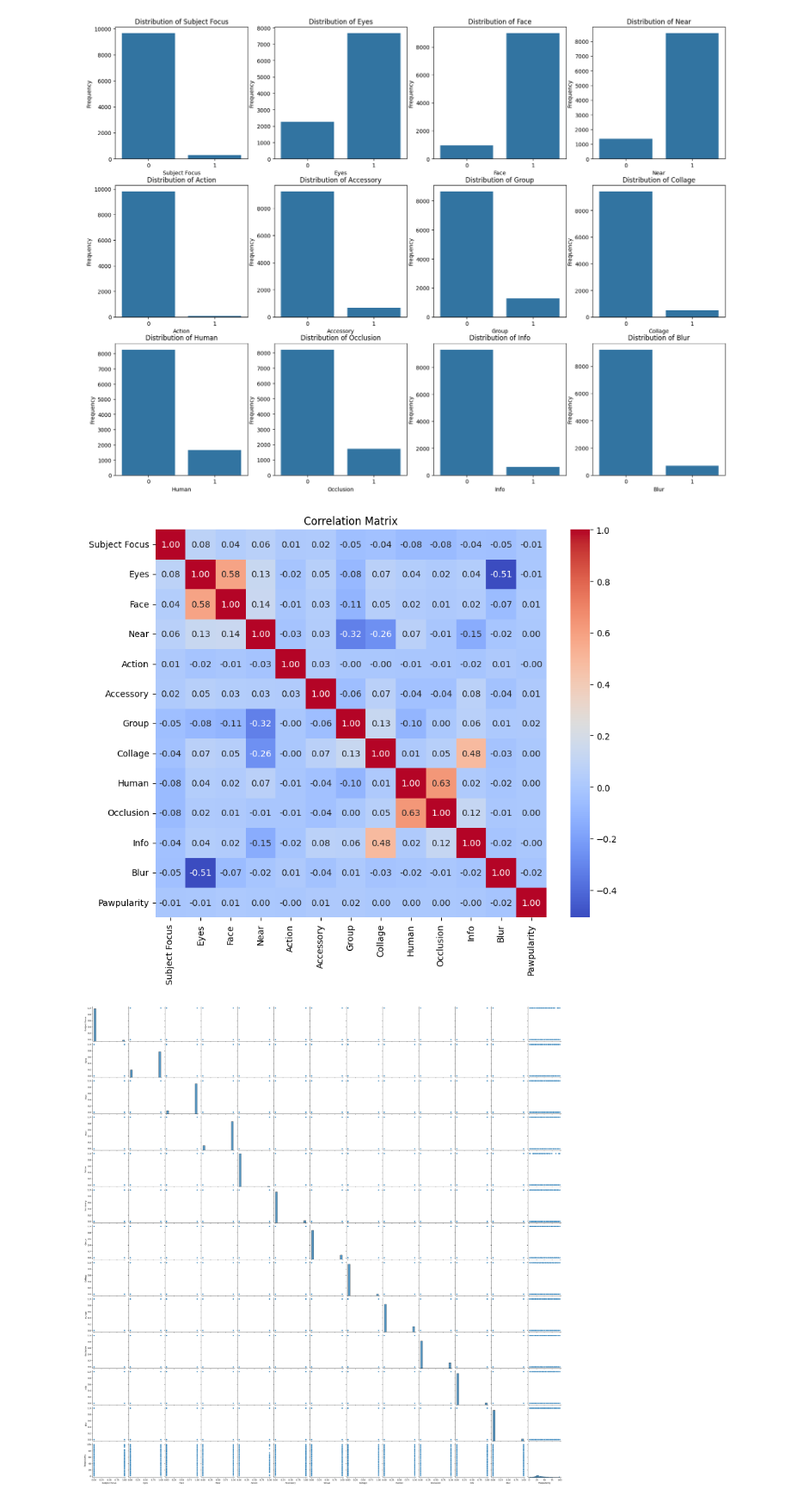
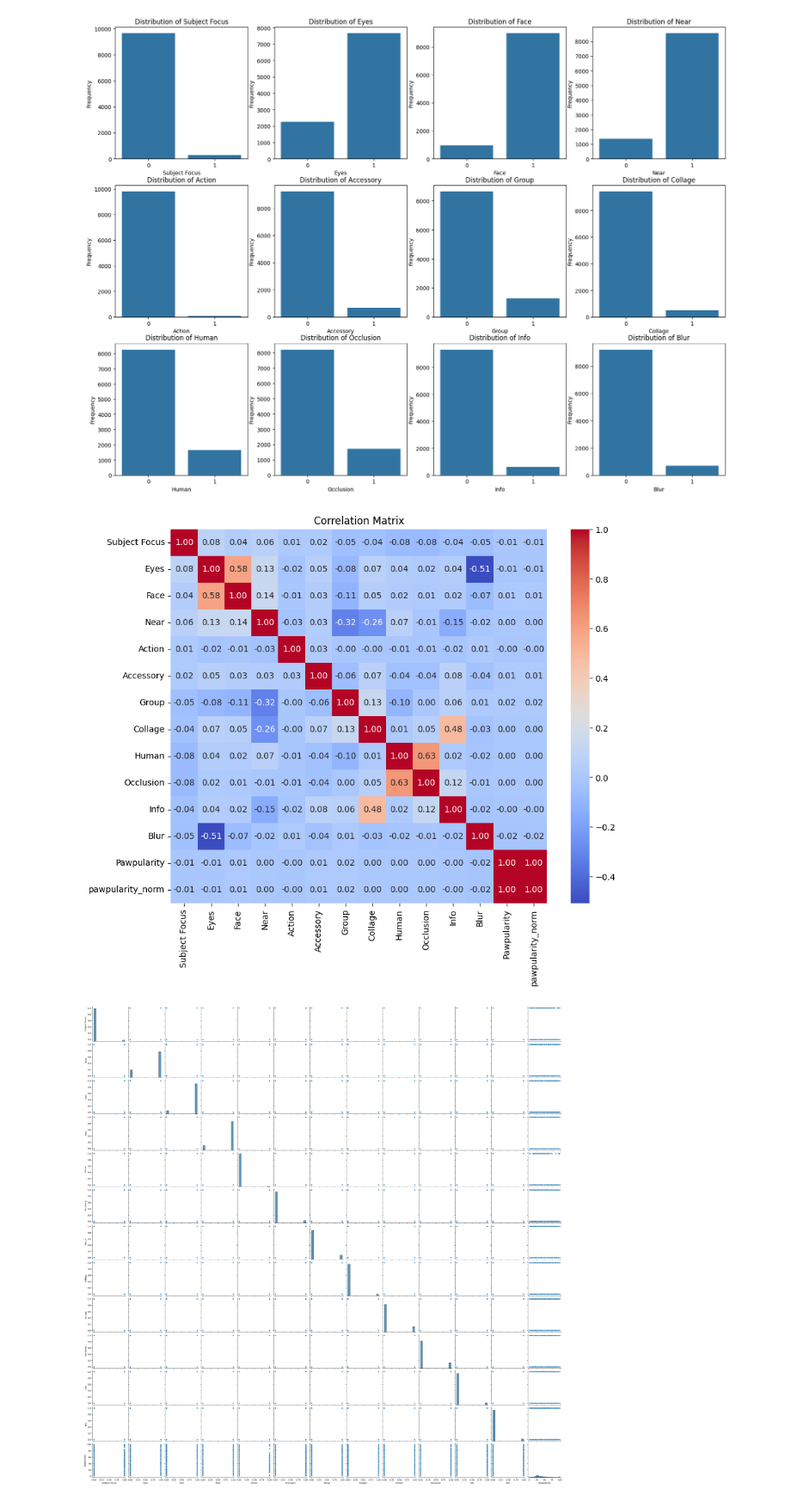
Before and after one commit to minesamaro/pawpularity-daco, a Jupyter notebook: data_processer.ipynb, the cells around one changed output. Shown at 86% size. Saved outputs shown, nothing was run; the diff lists cells and outputs as text; code cells hidden in the pictures.

```diff
--- a/data_processer.ipynb
+++ b/data_processer.ipynb
@@ -29,6 +30,7 @@ import seaborn as sns
 # Load training data
 train_data = pd.read_csv('train.csv')
 train_data = train_data.drop(['Id'], axis=1)
+train_data['pawpularity_norm']= train_data['Pawpularity']/100.0
 train_data.head()
 # %% [output]
 |  | Subject Focus | Eyes | Face | Near | Action | Accessory | Group | Collage | Human | Occlusion | ... |
@@ -93,15 +179,16 @@ for i, feature in enumerate(cols):
 [figure]
 # %%
 ## Correlation between features and target variable
+train_data['pawpularity_norm']= train_data['Pawpularity']/100.0
 
 correlation_matrix = train_data.corr()
 
 plt.figure(figsize=(10, 8))
 sns.heatmap(correlation_matrix, annot=True, cmap='coolwarm', fmt=".2f")
 plt.title('Correlation Matrix')
 plt.show()
 # %% [output]
-[figure, old version]
+[figure, new version]
 # %%
 sns.pairplot(train_data, height=2.5)
 plt.show()
```
Also changed, not shown: parts of 29 cells of this notebook, 5 other files.
